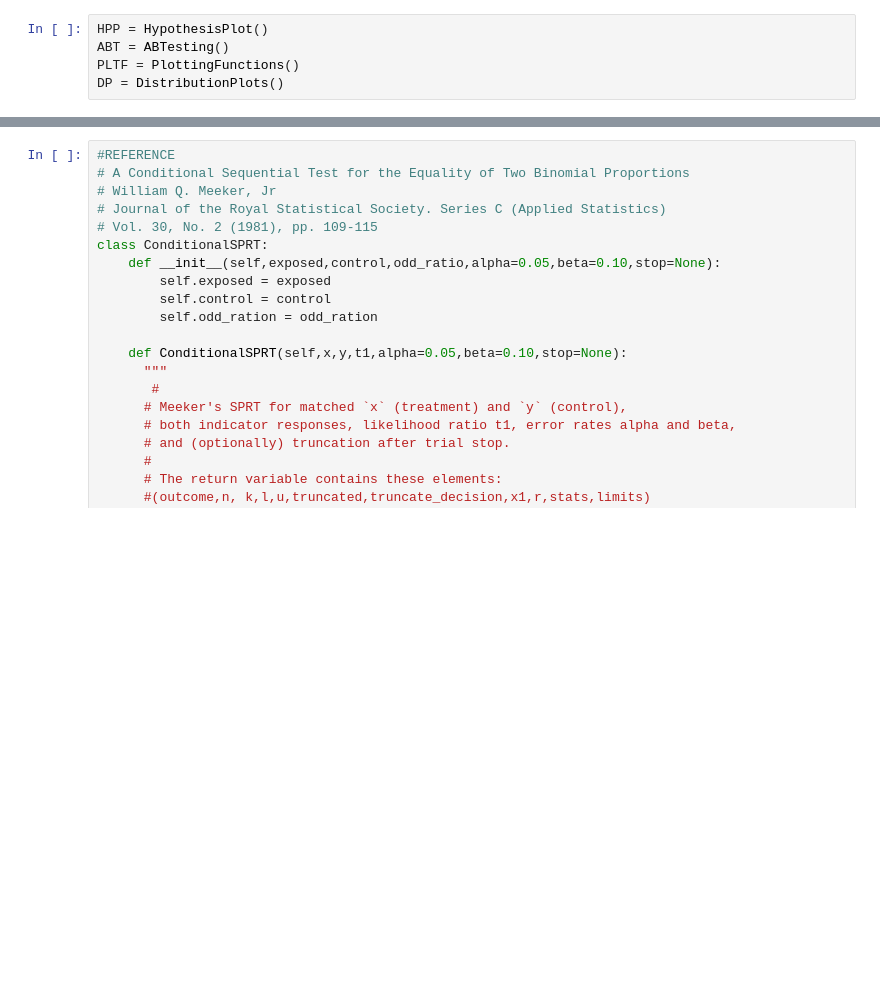
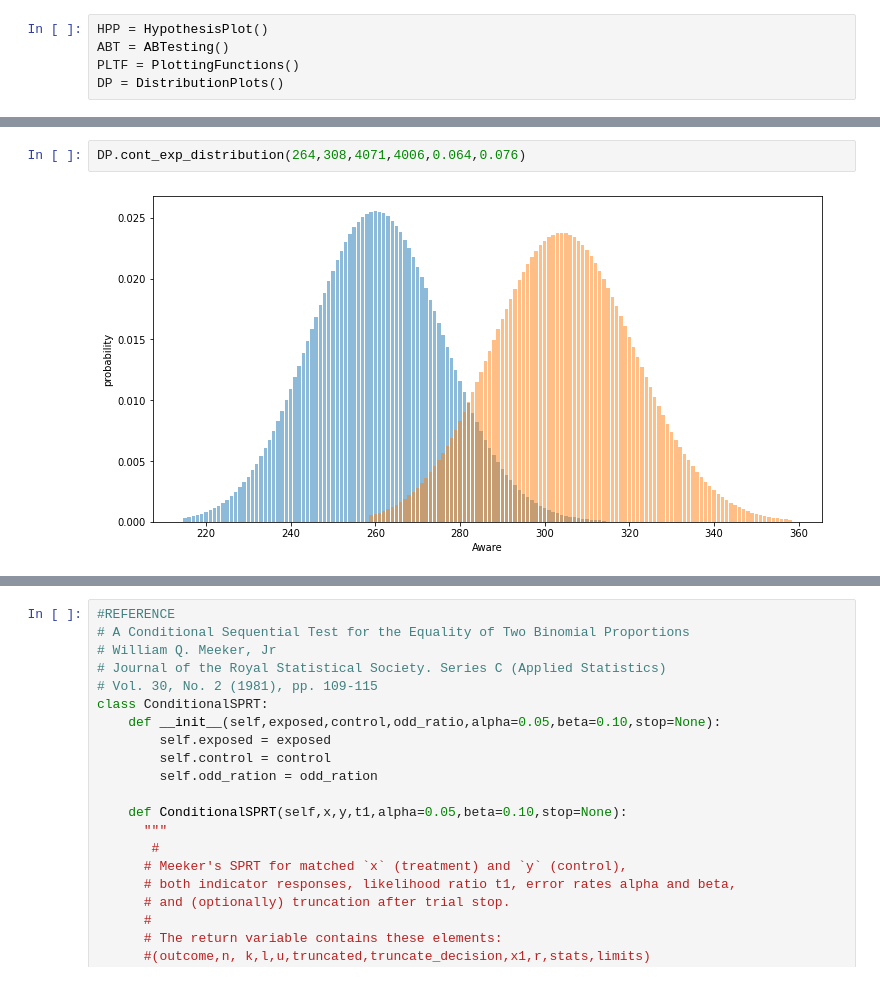
Before and after one commit to tutorialcreation/nlp_swahili_amharic, a Jupyter notebook: notebooks/AB_Testing.ipynb, the cells around one changed output, grey strips where cells are left out. Cells and saved outputs as stored; diff of their text form; blank space fills up the shorter version.

```diff
--- a/notebooks/AB_Testing.ipynb
+++ b/notebooks/AB_Testing.ipynb
@@ -436,0 +437,4 @@ DP.cont_distribution(264,4071,0.1,0.1)
+# %%
+DP.cont_exp_distribution(264,308,4071,4006,0.064,0.076)
+# %% [output]
+[figure, added]
```
Also changed, not shown: parts of 6 cells of this notebook, 1 other file.
